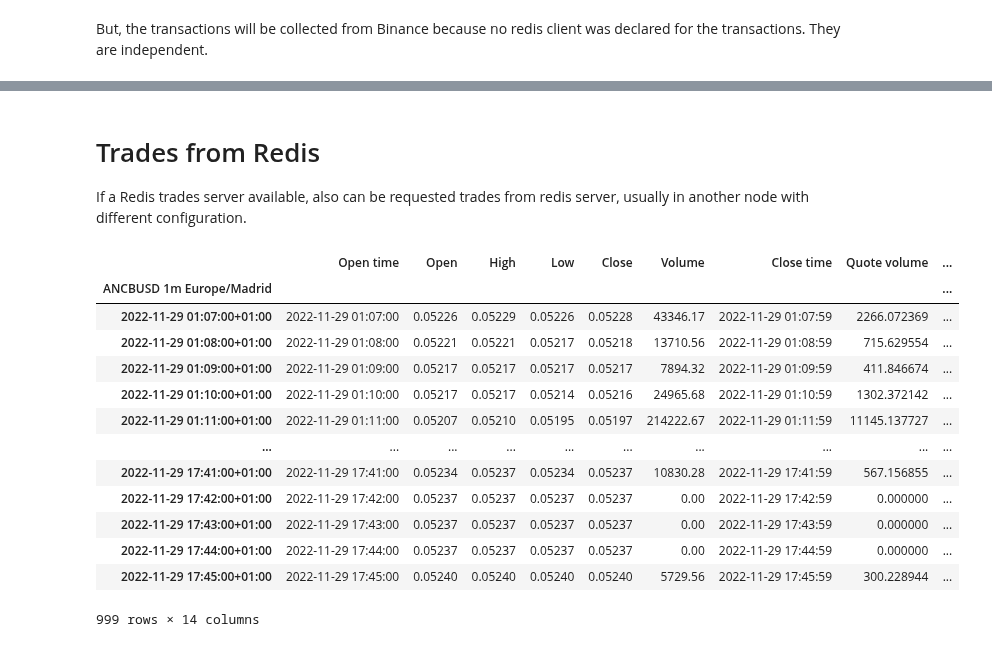
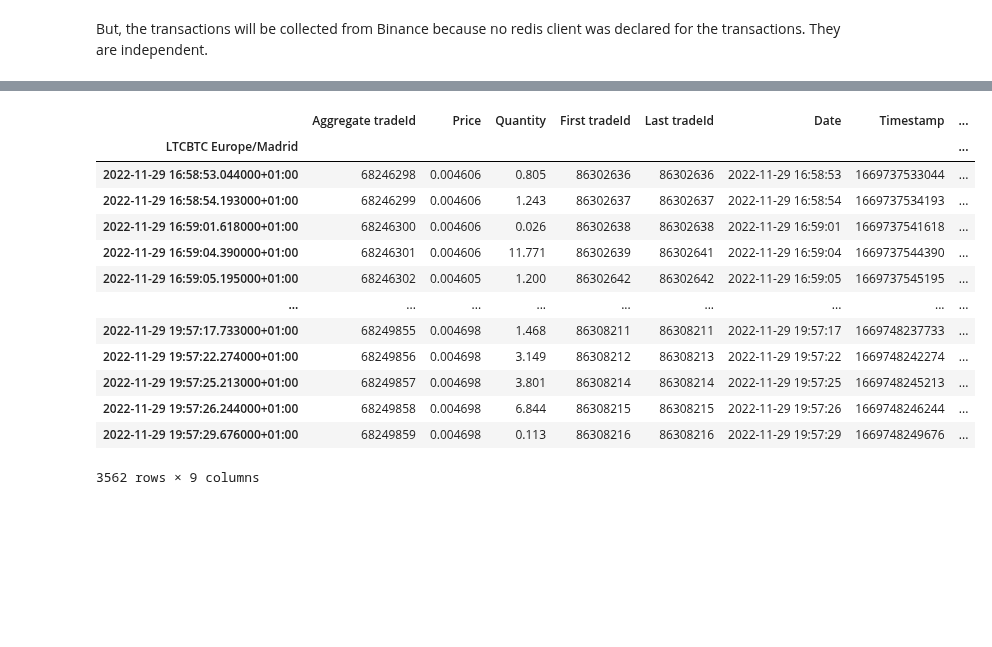
Before and after one commit to nand0san/binpan_studio, a Jupyter notebook: examples redis_fetch.ipynb, the cells around one changed output, grey strips where cells are left out. Saved outputs shown, nothing was run; the diff lists cells and outputs as text; code cells hidden in the pictures; blank space fills up the shorter version.

```diff
--- a/examples redis_fetch.ipynb
+++ b/examples redis_fetch.ipynb
@@ -119,5 +119,5 @@ sym.df
 # %% [markdown]
 But, the transactions will be collected from Binance because no redis client was declared for the transactions. They are independent.
 # %%
-sym.get_trades()
+sym.get_agg_trades()
 # %% [output]
@@ -125,3 +126,14 @@ KeyError: "['Trade Id', 'Quote Quantity'] not in index"
+|  | Aggregate tradeId | Price | Quantity | First tradeId | Last tradeId | Date | Timestamp | ... |
+| LTCBTC Europe/Madrid |  |  |  |  |  |  |  | ... |
+| 2022-11-29 16:58:53.044000+01:00 | 68246298 | 0.004606 | 0.805 | 86302636 | 86302636 | 2022-11-29 16:58:53 | 1669737533044 | ... |
+| 2022-11-29 16:58:54.193000+01:00 | 68246299 | 0.004606 | 1.243 | 86302637 | 86302637 | 2022-11-29 16:58:54 | 1669737534193 | ... |
+| 2022-11-29 16:59:01.618000+01:00 | 68246300 | 0.004606 | 0.026 | 86302638 | 86302638 | 2022-11-29 16:59:01 | 1669737541618 | ... |
+| 2022-11-29 16:59:04.390000+01:00 | 68246301 | 0.004606 | 11.771 | 86302639 | 86302641 | 2022-11-29 16:59:04 | 1669737544390 | ... |
+| 2022-11-29 16:59:05.195000+01:00 | 68246302 | 0.004605 | 1.200 | 86302642 | 86302642 | 2022-11-29 16:59:05 | 1669737545195 | ... |
+| ... | ... | ... | ... | ... | ... | ... | ... | ... |
+| 2022-11-29 19:57:17.733000+01:00 | 68249855 | 0.004698 | 1.468 | 86308211 | 86308211 | 2022-11-29 19:57:17 | 1669748237733 | ... |
+| 2022-11-29 19:57:22.274000+01:00 | 68249856 | 0.004698 | 3.149 | 86308212 | 86308213 | 2022-11-29 19:57:22 | 1669748242274 | ... |
+| 2022-11-29 19:57:25.213000+01:00 | 68249857 | 0.004698 | 3.801 | 86308214 | 86308214 | 2022-11-29 19:57:25 | 1669748245213 | ... |
+| 2022-11-29 19:57:26.244000+01:00 | 68249858 | 0.004698 | 6.844 | 86308215 | 86308215 | 2022-11-29 19:57:26 | 1669748246244 | ... |
+| 2022-11-29 19:57:29.676000+01:00 | 68249859 | 0.004698 | 0.113 | 86308216 | 86308216 | 2022-11-29 19:57:29 | 1669748249676 | ... |
+3562 rows × 9 columns
-# %% [markdown]
-# Trades from Redis
-If a Redis trades server available, also can be requested trades from redis server, usually in another node with different configuration.
@@ -133,17 +139,0 @@ sym2 = binpan.Symbol(symbol=symbol, tick_interval='1m', from_redis=redisClient,
-# %%
-sym2.df
-# %% [output]
-|  | Open time | Open | High | Low | Close | Volume | Close time | Quote volume | ... |
-| ANCBUSD 1m Europe/Madrid |  |  |  |  |  |  |  |  | ... |
-| 2022-11-29 01:07:00+01:00 | 2022-11-29 01:07:00 | 0.05226 | 0.05229 | 0.05226 | 0.05228 | 43346.17 | 2022-11-29 01:07:59 | 2266.072369 | ... |
-| 2022-11-29 01:08:00+01:00 | 2022-11-29 01:08:00 | 0.05221 | 0.05221 | 0.05217 | 0.05218 | 13710.56 | 2022-11-29 01:08:59 | 715.629554 | ... |
-| 2022-11-29 01:09:00+01:00 | 2022-11-29 01:09:00 | 0.05217 | 0.05217 | 0.05217 | 0.05217 | 7894.32 | 2022-11-29 01:09:59 | 411.846674 | ... |
-| 2022-11-29 01:10:00+01:00 | 2022-11-29 01:10:00 | 0.05217 | 0.05217 | 0.05214 | 0.05216 | 24965.68 | 2022-11-29 01:10:59 | 1302.372142 | ... |
-| 2022-11-29 01:11:00+01:00 | 2022-11-29 01:11:00 | 0.05207 | 0.05210 | 0.05195 | 0.05197 | 214222.67 | 2022-11-29 01:11:59 | 11145.137727 | ... |
-| ... | ... | ... | ... | ... | ... | ... | ... | ... | ... |
-| 2022-11-29 17:41:00+01:00 | 2022-11-29 17:41:00 | 0.05234 | 0.05237 | 0.05234 | 0.05237 | 10830.28 | 2022-11-29 17:41:59 | 567.156855 | ... |
-| 2022-11-29 17:42:00+01:00 | 2022-11-29 17:42:00 | 0.05237 | 0.05237 | 0.05237 | 0.05237 | 0.00 | 2022-11-29 17:42:59 | 0.000000 | ... |
-| 2022-11-29 17:43:00+01:00 | 2022-11-29 17:43:00 | 0.05237 | 0.05237 | 0.05237 | 0.05237 | 0.00 | 2022-11-29 17:43:59 | 0.000000 | ... |
-| 2022-11-29 17:44:00+01:00 | 2022-11-29 17:44:00 | 0.05237 | 0.05237 | 0.05237 | 0.05237 | 0.00 | 2022-11-29 17:44:59 | 0.000000 | ... |
-| 2022-11-29 17:45:00+01:00 | 2022-11-29 17:45:00 | 0.05240 | 0.05240 | 0.05240 | 0.05240 | 5729.56 | 2022-11-29 17:45:59 | 300.228944 | ... |
-999 rows × 14 columns
```
Also changed, not shown: parts of 13 cells of this notebook.
